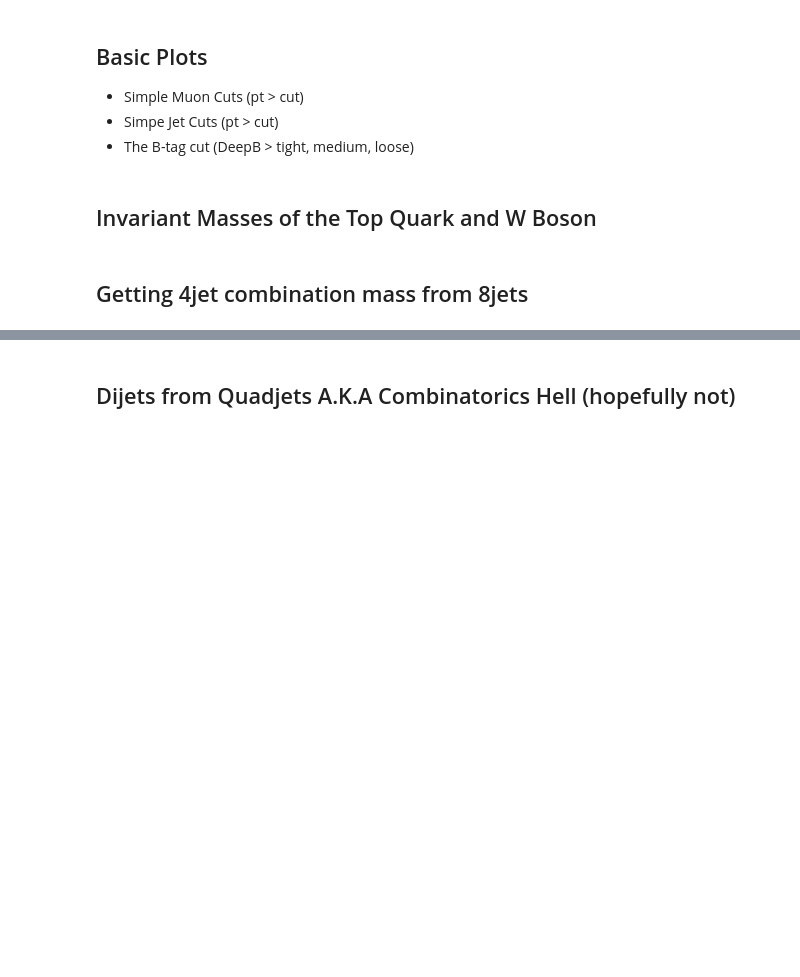
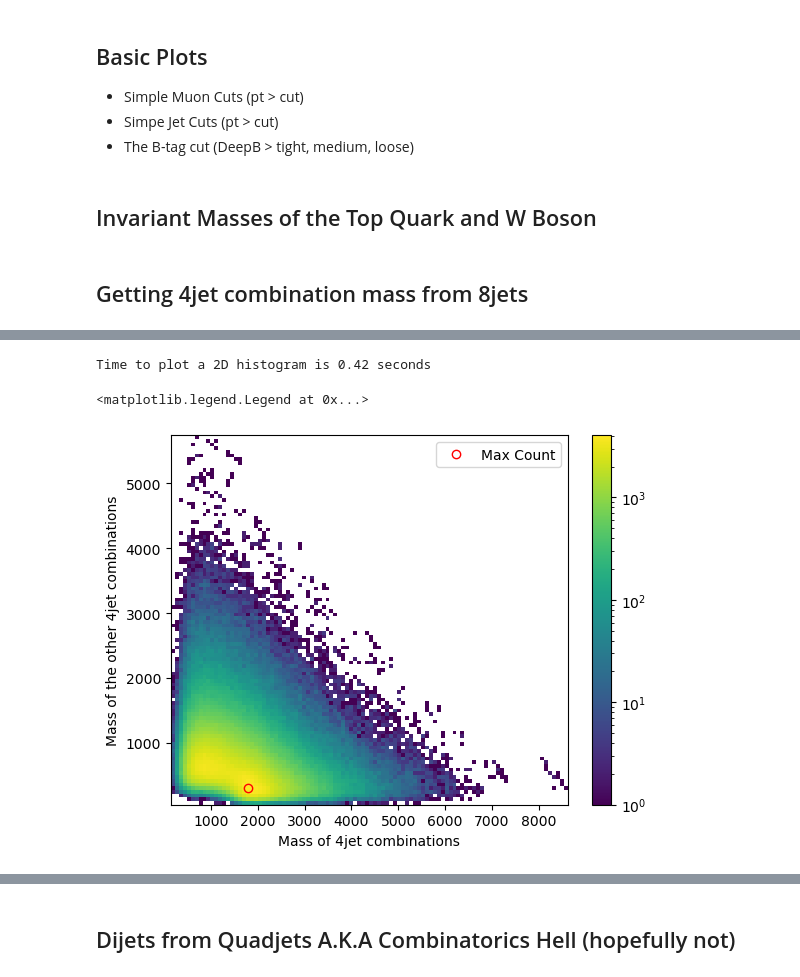
Before and after one commit to mattbellis/CMS-top-BNV2, a Jupyter notebook: analysis_template_Samyak.ipynb, the cells around one changed output, grey strips where cells are left out. Saved outputs shown, nothing was run; the diff lists cells and outputs as text; code cells hidden in the pictures; blank space fills up the shorter version.

```diff
--- a/analysis_template_Samyak.ipynb
+++ b/analysis_template_Samyak.ipynb
@@ -525,16 +598,7 @@ print(f'Time for plotting a scatter plot is {time.time() - start_time:.2f} secon
 # %%
-start_time = time.time()
-counts, xedges, yedges, _ = plt.hist2d(ak.flatten(combocombo1).to_list(), ak.flatten(combocombo2).to_list(),bins=100, norm=colors.LogNorm())
-i, j = np.unravel_index(np.argmax(counts), counts.shape)
-x_peak = (xedges[i] + xedges[i+1])/2
-y_peak = (yedges[j] + yedges[j+1])/2
-plt.plot(x_peak, y_peak,"ro", markerfacecolor="none",label="Max Count")
-plt.colorbar()
-plt.xlabel("Mass of 4jet combinations")
-plt.ylabel("Mass of the other 4jet combinations")
-print(f'Time to plot a 2D histogram is {time.time() - start_time:.2f} seconds')
-plt.legend()
-#plt.ylim(0,1250)
-#plt.xlim(0,1250)
+# %% [output]
+Time to plot a 2D histogram is 0.42 seconds
+<matplotlib.legend.Legend at 0x...>
+[figure, added]
 # %%
 len(ak.flatten(combocombo1))
```
Also changed, not shown: parts of 22 cells of this notebook.
